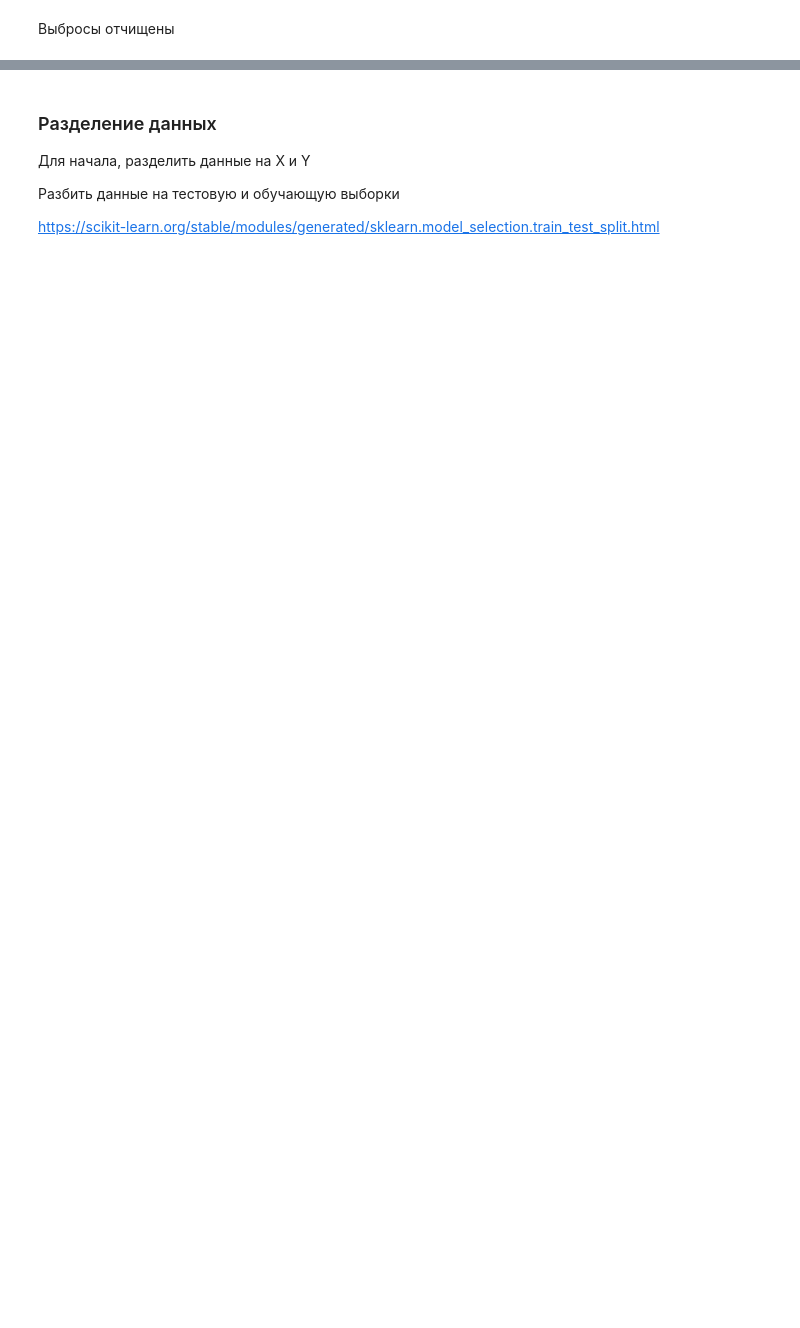
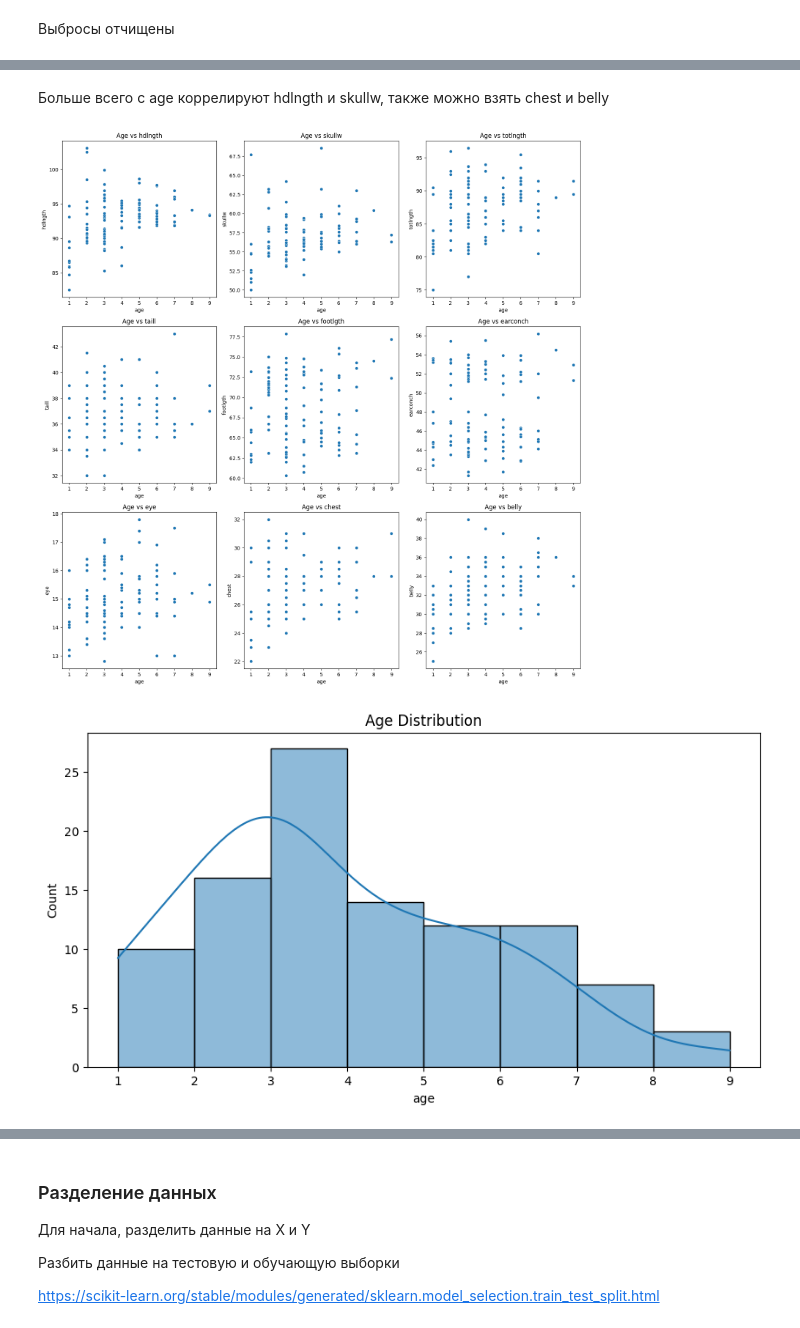
Before and after one commit to YLysov0017/Pproject, a Jupyter notebook: ML_lab5.ipynb, the cells around one changed output, grey strips where cells are left out. Drawn from its saved outputs; the diff is of its cells as text; code cells hidden in the pictures; blank space fills up the shorter version.

```diff
--- a/ML_lab5.ipynb
+++ b/ML_lab5.ipynb
@@ -153 +174,21 @@ plt.show()
+# %% [markdown]
+Больше всего с age коррелируют hdlngth и skullw, также можно взять chest и belly
+# %%
+plt.figure(figsize=(15, 20))
+
+for i, column in enumerate(num_columns, 1):
+    plt.subplot(4, 3, i)
+    sns.scatterplot(data=df, x="age", y=column)
+    plt.title(f'Age vs {column}')
+
+plt.tight_layout()
+plt.show()
+
+plt.figure(figsize=(10, 5))
+sns.histplot(data=df, x="age", kde=True)
+plt.title("Age Distribution")
+plt.show()
+# %% [output]
+[figure, added]
+[figure, added]
 # %% [markdown]
```
Also changed, not shown: parts of 26 cells of this notebook.
